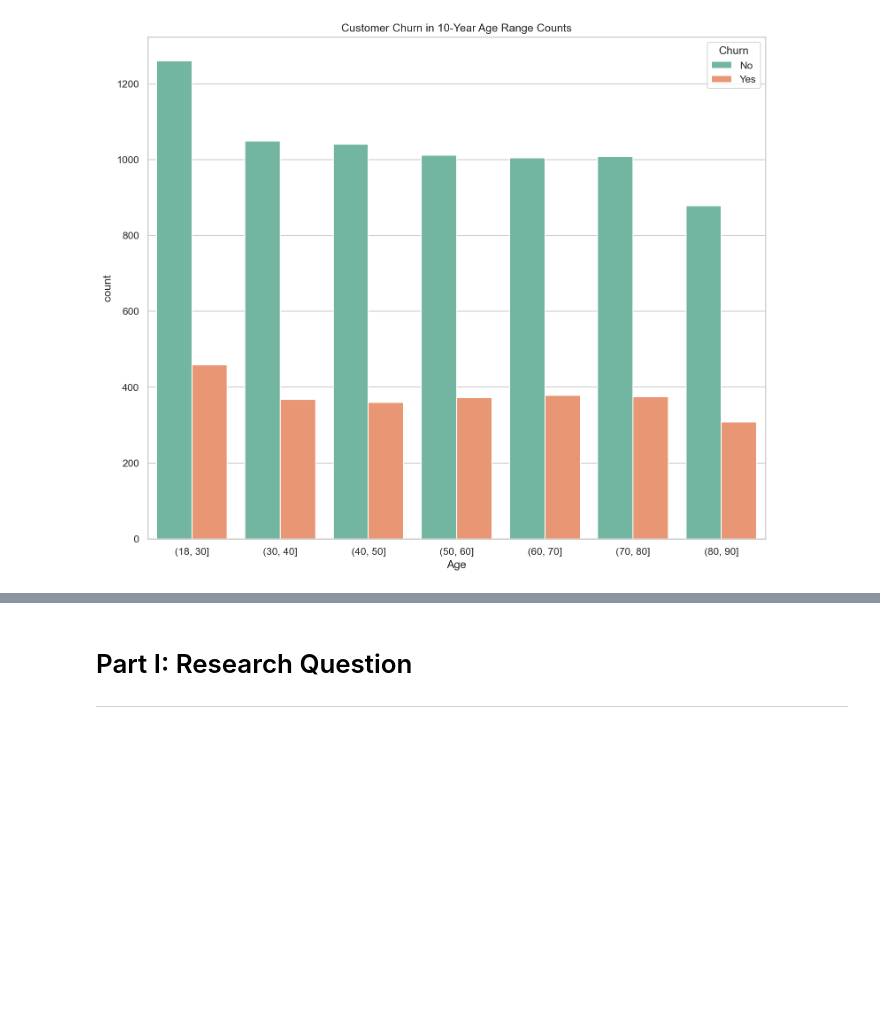
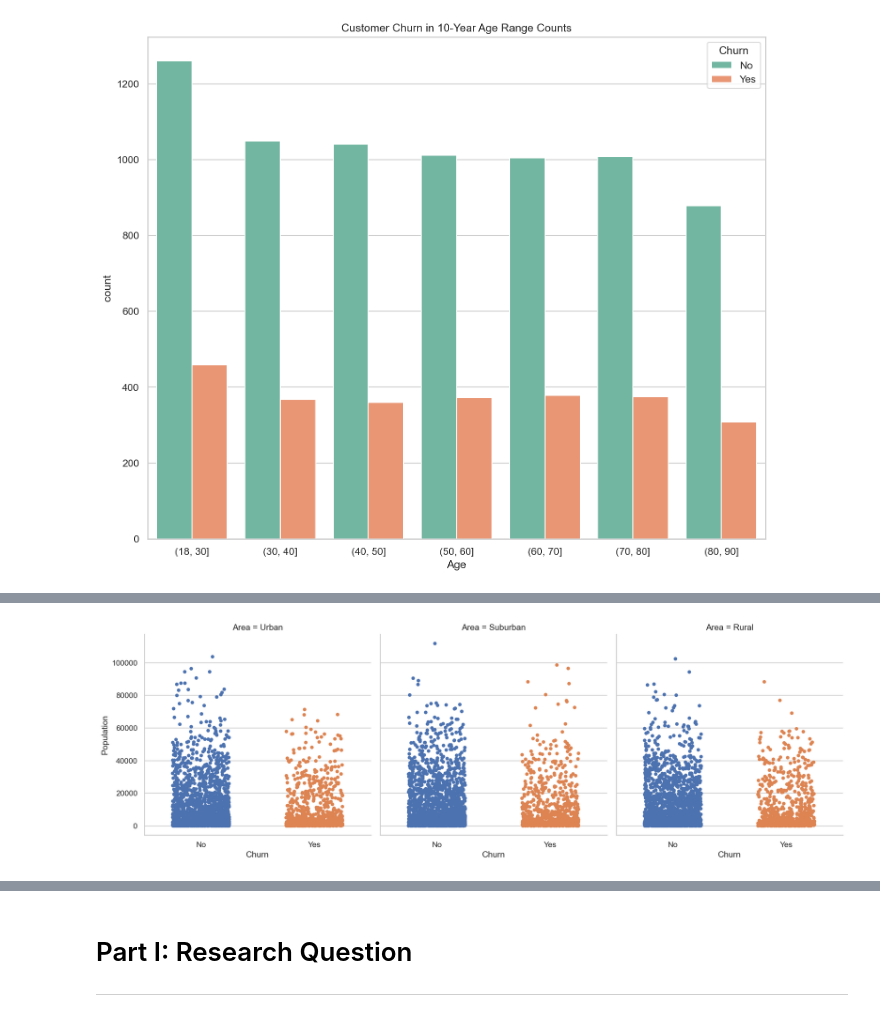
Before and after one commit to chrispaynes/OSDSC-Portfolio, a Jupyter notebook: data_mining/supervised_learning/classification_analysis/classification_analysis.ipynb, the cells around one changed output, grey strips where cells are left out. Saved outputs shown, nothing was run; the diff lists cells and outputs as text; code cells hidden in the pictures; blank space fills up the shorter version.

Commit message:
data prep continued

```diff
--- a/data_mining/supervised_learning/classification_analysis/classification_analysis.ipynb
+++ b/data_mining/supervised_learning/classification_analysis/classification_analysis.ipynb
@@ -242,0 +271,4 @@ exploration_df.info()
+# %%
+_ = sns.catplot(x="Churn", y="Population", col="Area", data=df, jitter=0.25)
+# %% [output]
+[figure, added]
```
Also changed, not shown: parts of 34 cells of this notebook, 2 other files.
